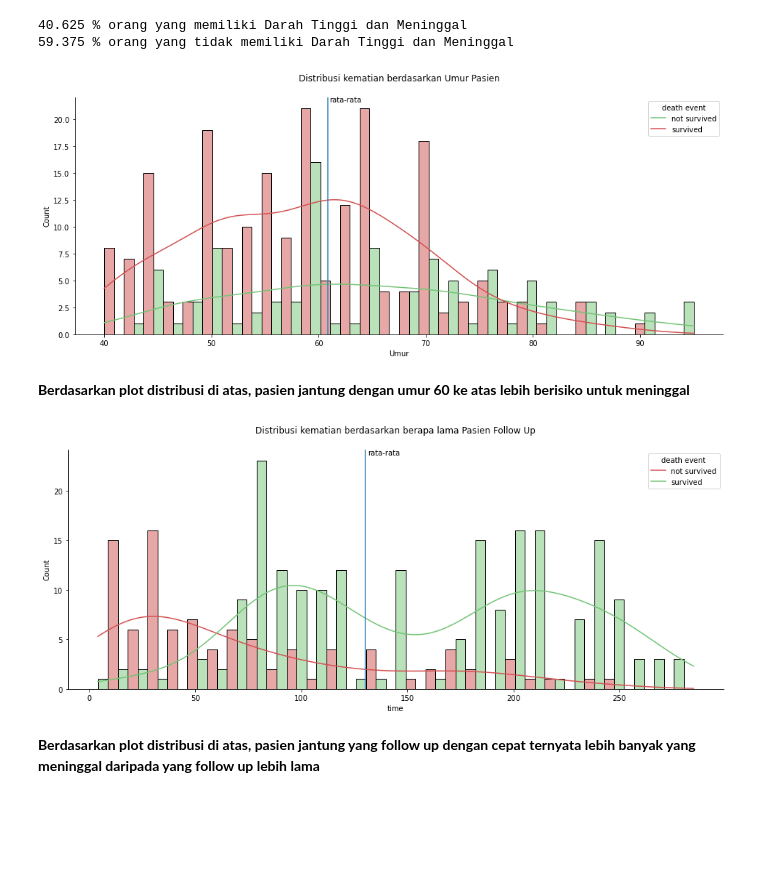
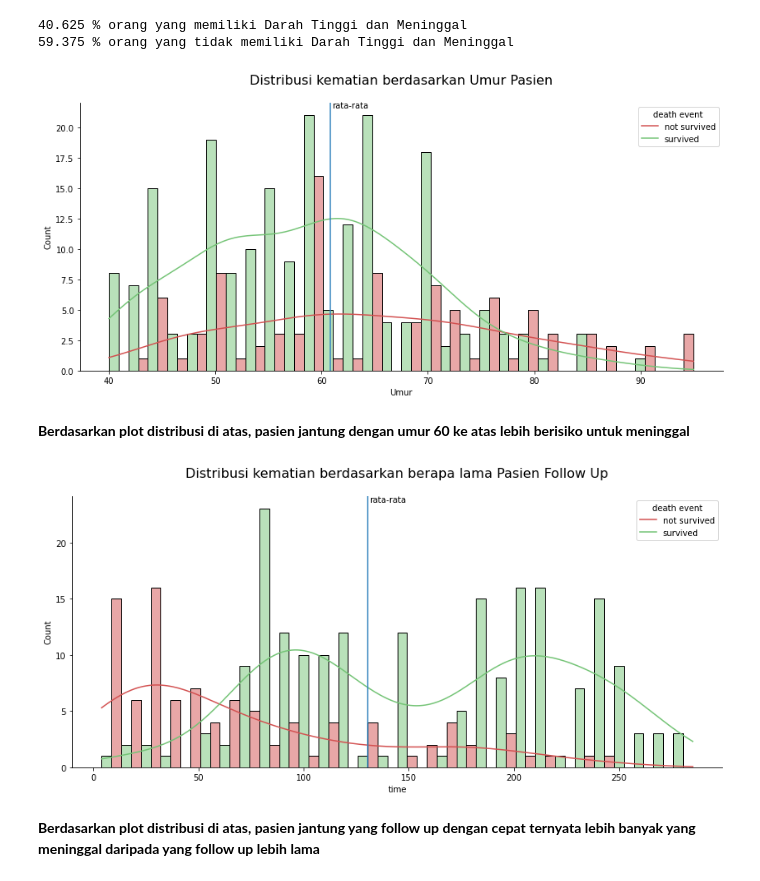
Before and after one commit to ghinakh/H8_001, a Jupyter notebook: Final Project 3/PYTN_KampusMerdeka_fp3_Ghina Khoerunnisa.ipynb, the cells around one changed output. Saved outputs shown, nothing was run; the diff lists cells and outputs as text; code cells hidden in the pictures; blank space fills up the shorter version.

```diff
--- a/Final Project 3/PYTN_KampusMerdeka_fp3_Ghina Khoerunnisa.ipynb
+++ b/Final Project 3/PYTN_KampusMerdeka_fp3_Ghina Khoerunnisa.ipynb
@@ -455,49 +455,51 @@ print(ndt_death/total_death * 100,'% orang yang tidak memiliki Darah Tinggi dan
 40.625 % orang yang memiliki Darah Tinggi dan Meninggal
 59.375 % orang yang tidak memiliki Darah Tinggi dan Meninggal
 # %%
-plt.figure(figsize=(16,6))
+fig, ax = plt.subplots(figsize=(14, 6))
 
 # membuat plot distribusi kematian berdasarkan umur pasien
-sns.histplot(x='age', data=df, hue='DEATH_EVENT', bins=30, multiple='dodge', kde=True, palette=[colors_red[3],colors_green[2]])
+sns.histplot(x='age', data=df, hue='DEATH_EVENT', bins=30, multiple='dodge', kde=True, palette=[colors_green[2],colors_red[3]])
 
 # mengatur title dan label
-plt.title('Distribusi kematian berdasarkan Umur Pasien', y=1.05)
+plt.title('Distribusi kematian berdasarkan Umur Pasien', y=1.05, fontsize=16)
 plt.xlabel('Umur')
 
 # mengatur legend
 plt.legend(title='death event', loc='upper right', labels=['not survived','survived'])
 
 xmin, xmax = ax.get_xlim()
 ymin, ymax = ax.get_ylim()
 plt.axvline(x=df.age.mean(),ymin=ymin,ymax=ymax, color=colors_blue[3])
 plt.annotate('rata-rata',xy=(61,21.6))
 
 sns.despine()
 plt.show()
 # %% [output]
-[figure, old version]
+[figure, new version]
 # %% [markdown]
 **Berdasarkan plot distribusi di atas, pasien jantung dengan umur 60 ke atas lebih berisiko untuk meninggal**
 # %%
-plt.figure(figsize=(16,6))
+plt.figure(figsize=(14,6))
 
 # membuat plot distribusi kematian berdasarkan berapa lama pasien Follow Up
 sns.histplot(x='time', data=df, hue='DEATH_EVENT', bins=30, multiple='dodge', kde=True, palette=[colors_green[2],colors_red[3]])
 
 # mengatur title dan label
-plt.title('Distribusi kematian berdasarkan berapa lama Pasien Follow Up', y=1.05)
+plt.title('Distribusi kematian berdasarkan berapa lama Pasien Follow Up', y=1.05, fontsize=16)
 plt.xlabel('time')
 
 # mengatur legend
 plt.legend(title='death event', loc='upper right', labels=['not survived','survived'])
 
+xmin, xmax = ax.get_xlim()
+ymin, ymax = ax.get_ylim()
 plt.axvline(x=df.time.mean(),ymin=ymin,ymax=ymax, color=colors_blue[3])
 plt.annotate('rata-rata',xy=(df.time.mean()+1,23.6))
 
 sns.despine()
 plt.show()
 # %% [output]
-[figure, old version]
+[figure, new version]
 # %% [markdown]
 **Berdasarkan plot distribusi di atas, pasien jantung yang follow up dengan cepat ternyata lebih banyak yang meninggal daripada yang follow up lebih lama**
 # %%
```
Also changed, not shown: parts of 8 cells of this notebook.
